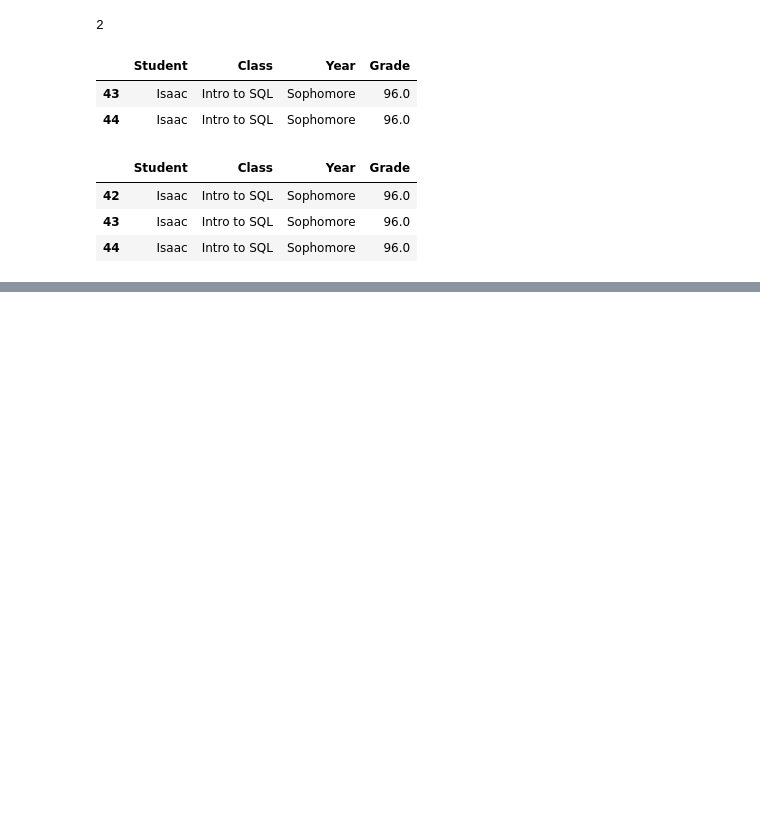
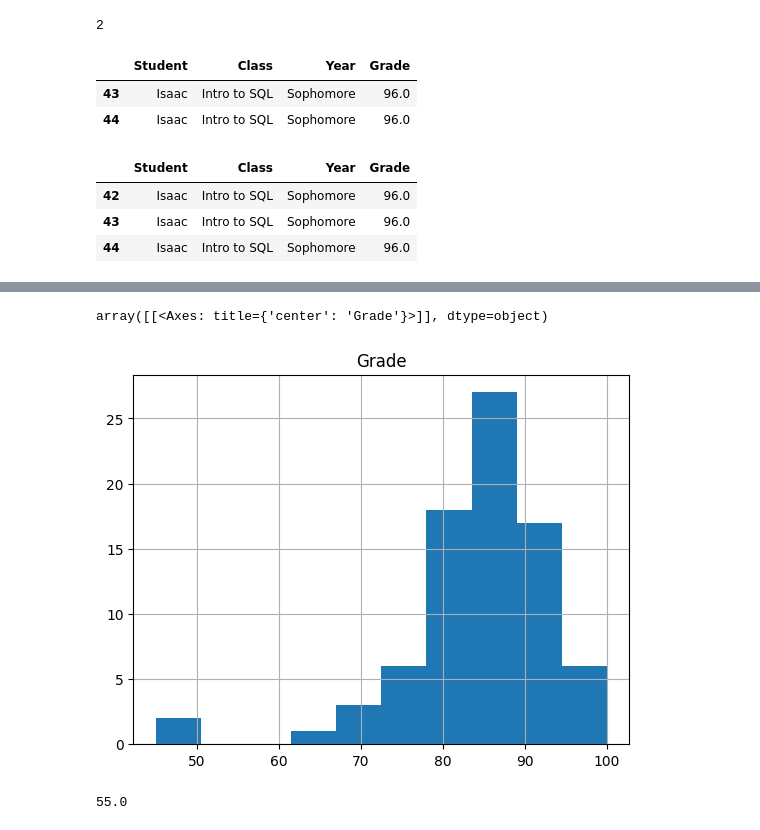
Before and after one commit to souparnabose99/data-science-360, a Jupyter notebook: exploratory-data-analysis/Code/data-cleaning/duplicates-and-outliers.ipynb, the cells around one changed output, grey strips where cells are left out. Saved outputs shown, nothing was run; the diff lists cells and outputs as text; code cells hidden in the pictures; blank space fills up the shorter version.

```diff
--- a/exploratory-data-analysis/Code/data-cleaning/duplicates-and-outliers.ipynb
+++ b/exploratory-data-analysis/Code/data-cleaning/duplicates-and-outliers.ipynb
@@ -45,0 +113,11 @@ df[df.duplicated(keep=False)]
+# %%
+df.Grade = np.where(df.Grade > 100, 100, df.Grade)
+# %%
+df.hist()
+# %% [output]
+array([[<Axes: title={'center': 'Grade'}>]], dtype=object)
+[figure, added]
+# %%
+df.Grade.max() - df.Grade.min()
+# %% [output]
+55.0
```
Also changed, not shown: parts of 13 cells of this notebook.
